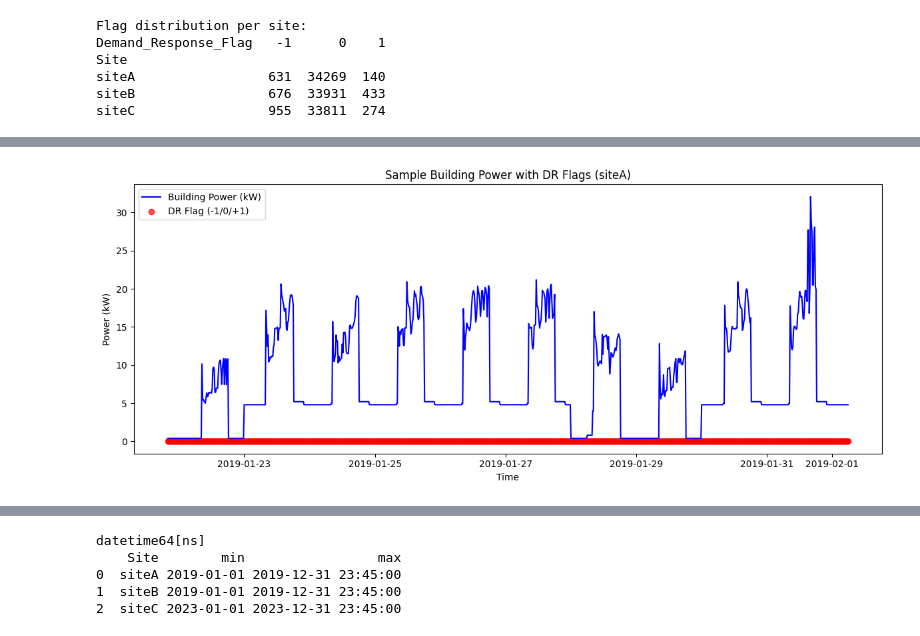
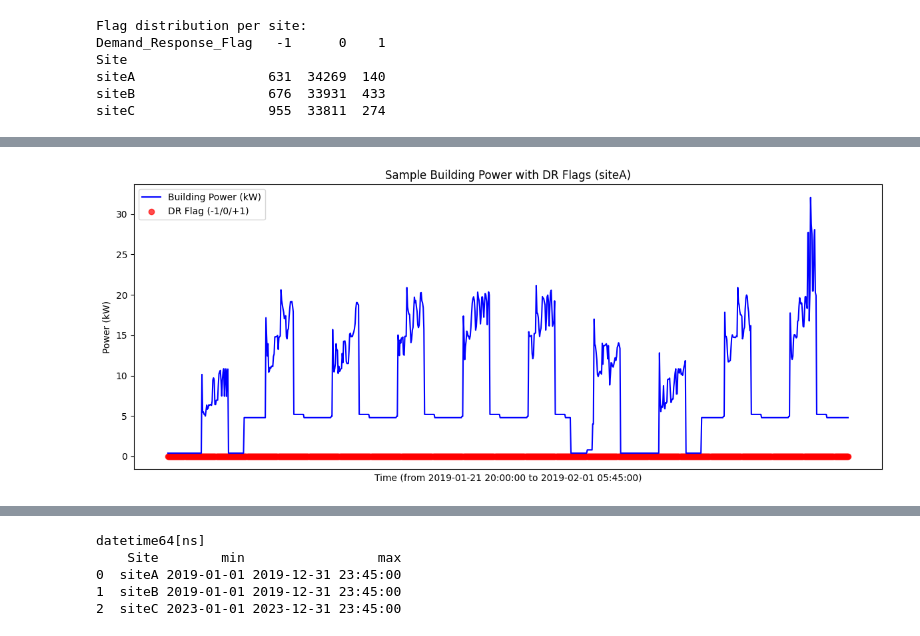
Before and after one commit to saayedalam/Flextrack-Challenge, a Jupyter notebook: notebooks/01_eda.ipynb, the cells around one changed output, grey strips where cells are left out. Saved outputs shown, nothing was run; the diff lists cells and outputs as text; code cells hidden in the pictures.

```diff
--- a/notebooks/01_eda.ipynb
+++ b/notebooks/01_eda.ipynb
@@ -55,18 +69,21 @@ siteC                 955  33811  274
 # %%
-# Visualize an event slice (siteA, rows 2000–3000 as an example)
 siteA_sample = df_train[df_train["Site"] == "siteA"].iloc[2000:3000]
 
 plt.figure(figsize=(12, 5))
 plt.plot(siteA_sample["Timestamp_Local"], siteA_sample["Building_Power_kW"], label="Building Power (kW)", color="blue")
-plt.scatter(siteA_sample["Timestamp_Local"],
-            siteA_sample["Demand_Response_Flag"] * 50,  # scaled for visibility
-            color="red", label="DR Flag (-1/0/+1)", alpha=0.7)
+plt.scatter(siteA_sample["Timestamp_Local"], siteA_sample["Demand_Response_Flag"], color="red", label="DR Flag (-1/0/+1)", alpha=0.7)
+
 plt.title("Sample Building Power with DR Flags (siteA)")
-plt.xlabel("Time")
+plt.xlabel(f"Time (from {siteA_sample['Timestamp_Local'].iloc[0]} "
+           f"to {siteA_sample['Timestamp_Local'].iloc[-1]})")
 plt.ylabel("Power (kW)")
 plt.legend()
+
+# Remove x-axis tick labels
+plt.xticks([])
+
 plt.tight_layout()
 plt.show()
 # %% [output]
-[figure, old version]
+[figure, new version]
 # %% [markdown]
```
Also changed, not shown: parts of 35 cells of this notebook, 2 other files.
